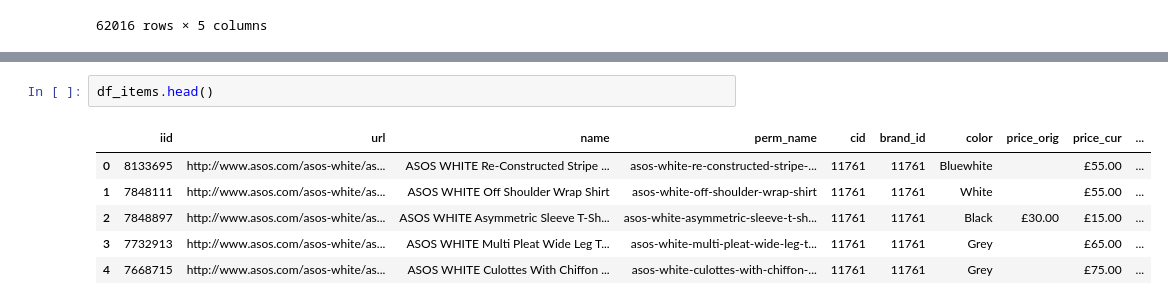
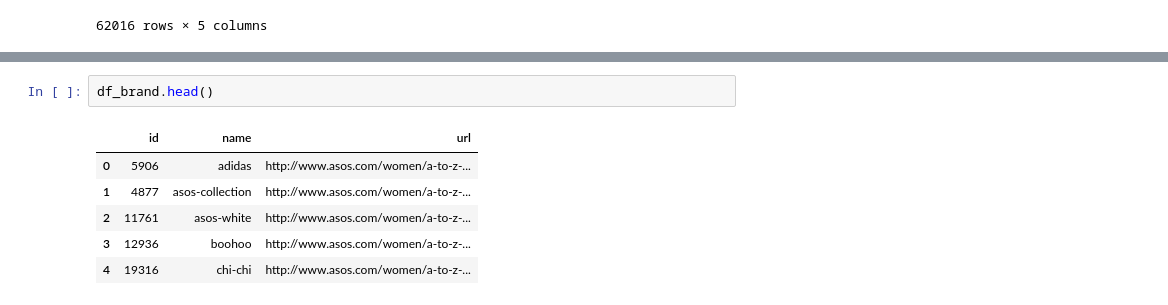
Before and after one commit to Antobiotics/tagWalk, a Jupyter notebook: tag_walk/notebooks/Asos.ipynb, the cells around one changed output, grey strips where cells are left out. Drawn from its saved outputs; the diff is of its cells as text.

```diff
--- a/tag_walk/notebooks/Asos.ipynb
+++ b/tag_walk/notebooks/Asos.ipynb
@@ -202,9 +154,9 @@ http://www.asos.com/a-star-is-born/a-star-is-born-cami-embellished-dress/prd/710
 # %%
-df_items.head()
+df_brand.head()
 # %% [output]
-|  | iid | url | name | perm_name | cid | brand_id | color | price_orig | price_cur | ... |
-| 0 | 8133695 | http://www.asos.com/asos-white/as... | ASOS WHITE Re-Constructed Stripe ... | asos-white-re-constructed-stripe-... | 11761 | 11761 | Bluewhite |  | £55.00 | ... |
-| 1 | 7848111 | http://www.asos.com/asos-white/as... | ASOS WHITE Off Shoulder Wrap Shirt | asos-white-off-shoulder-wrap-shirt | 11761 | 11761 | White |  | £55.00 | ... |
-| 2 | 7848897 | http://www.asos.com/asos-white/as... | ASOS WHITE Asymmetric Sleeve T-Sh... | asos-white-asymmetric-sleeve-t-sh... | 11761 | 11761 | Black | £30.00 | £15.00 | ... |
-| 3 | 7732913 | http://www.asos.com/asos-white/as... | ASOS WHITE Multi Pleat Wide Leg T... | asos-white-multi-pleat-wide-leg-t... | 11761 | 11761 | Grey |  | £65.00 | ... |
-| 4 | 7668715 | http://www.asos.com/asos-white/as... | ASOS WHITE Culottes With Chiffon ... | asos-white-culottes-with-chiffon-... | 11761 | 11761 | Grey |  | £75.00 | ... |
+|  | id | name | url |
+| 0 | 5906 | adidas | http://www.asos.com/women/a-to-z-... |
+| 1 | 4877 | asos-collection | http://www.asos.com/women/a-to-z-... |
+| 2 | 11761 | asos-white | http://www.asos.com/women/a-to-z-... |
+| 3 | 12936 | boohoo | http://www.asos.com/women/a-to-z-... |
+| 4 | 19316 | chi-chi | http://www.asos.com/women/a-to-z-... |
```
Also changed, not shown: parts of 6 cells of this notebook, 4 other files.
